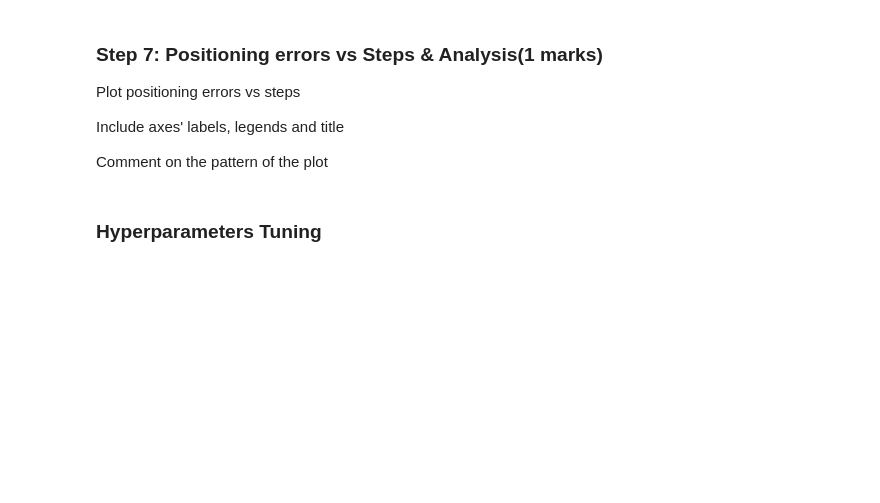
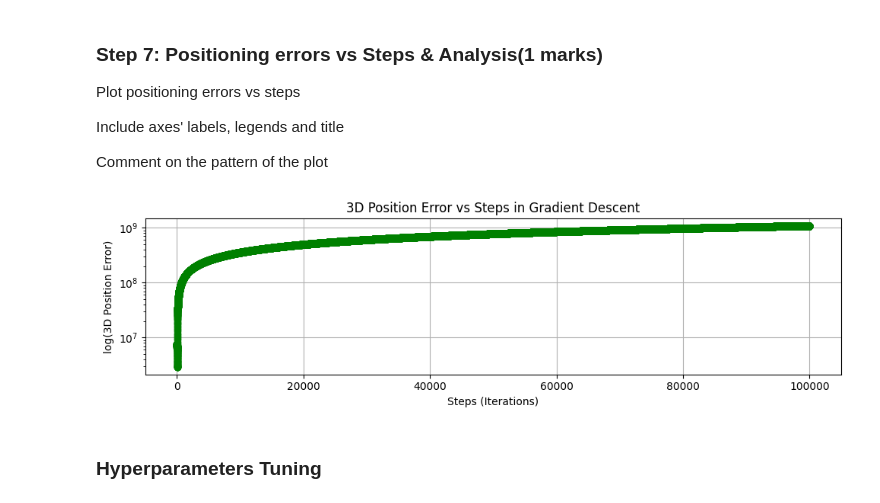
Before and after one commit to WoodenArmor/ENGG680_2025_Fall, a Jupyter notebook: Lab_Assignment2/Assignment2_Upload.ipynb, the cells around one changed output. Cells and saved outputs as stored; diff of their text form; code cells hidden in the pictures; blank space fills up the shorter version.

```diff
--- a/Lab_Assignment2/Assignment2_Upload.ipynb
+++ b/Lab_Assignment2/Assignment2_Upload.ipynb
@@ -569,3 +910,19 @@ plt.show()
+# %%
+fig, ax = plt.subplots(nrows=1, ncols=1, figsize=(10, 3))
+# (0.5 marks)
+ax.semilogy(range(len(arr_err)), arr_err, marker='o', linestyle='-', color='green')
+ax.set_xlabel('Steps (Iterations)')
+ax.set_ylabel('log(3D Position Error)')
+ax.set_title('3D Position Error vs Steps in Gradient Descent')
+ax.grid(True)
+fig.tight_layout()
+plt.show()
+
+# Comment on the pattern
+# (0.5 marks)
+# This plot shows that the 3D position error did not decrease with iterations; instead, it remained extremely high or diverged, indicating that the gradient descent algorithm failed to find a closer estimate to the GroundTruth. This is directly related to the high initial learning rate causing the algorithm to overshoot the optimal solution and diverge.
+# %% [output]
+[figure, added]
 # %% [markdown]
 ### **Hyperparameters Tuning**
 # %% [markdown]
```
Also changed, not shown: parts of 35 cells of this notebook.
